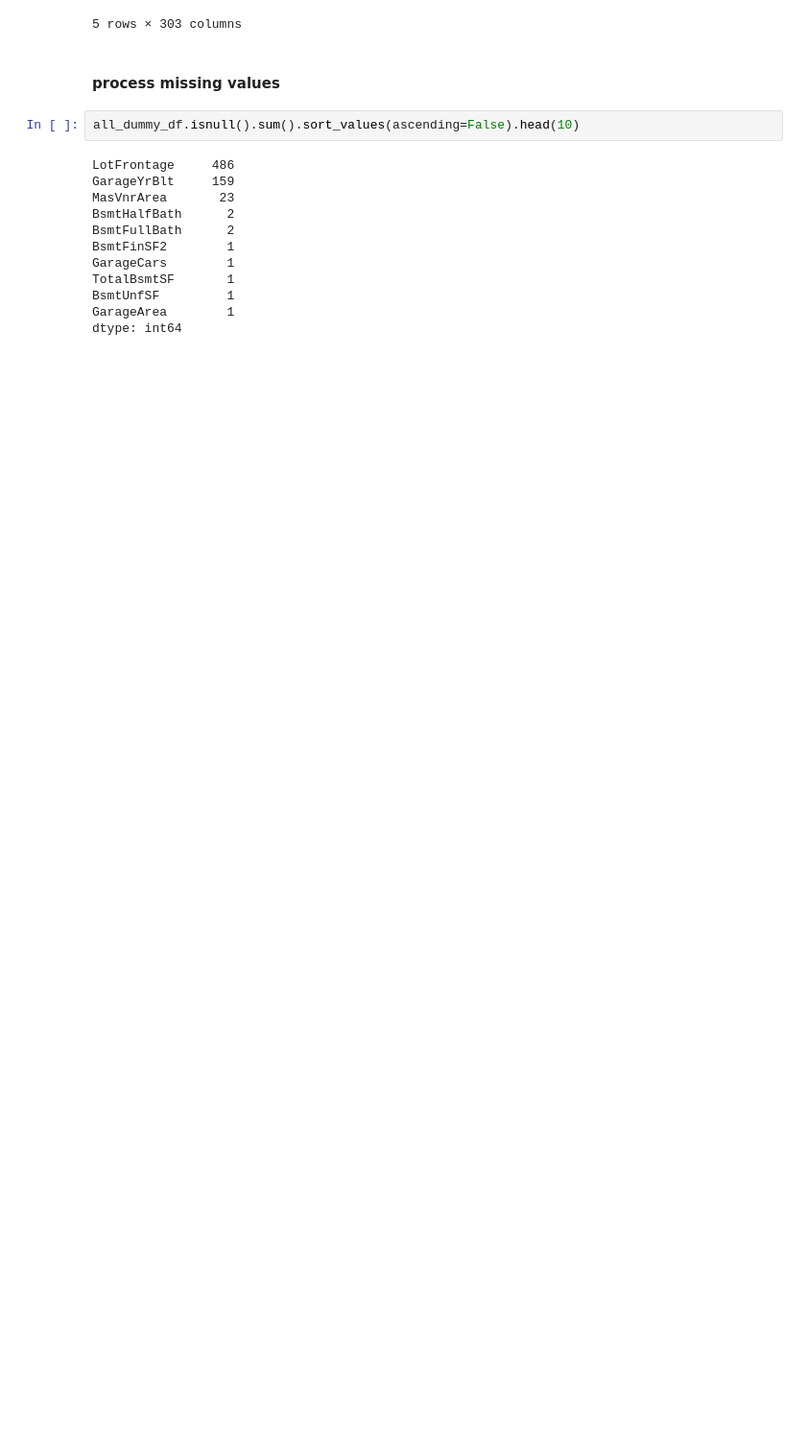
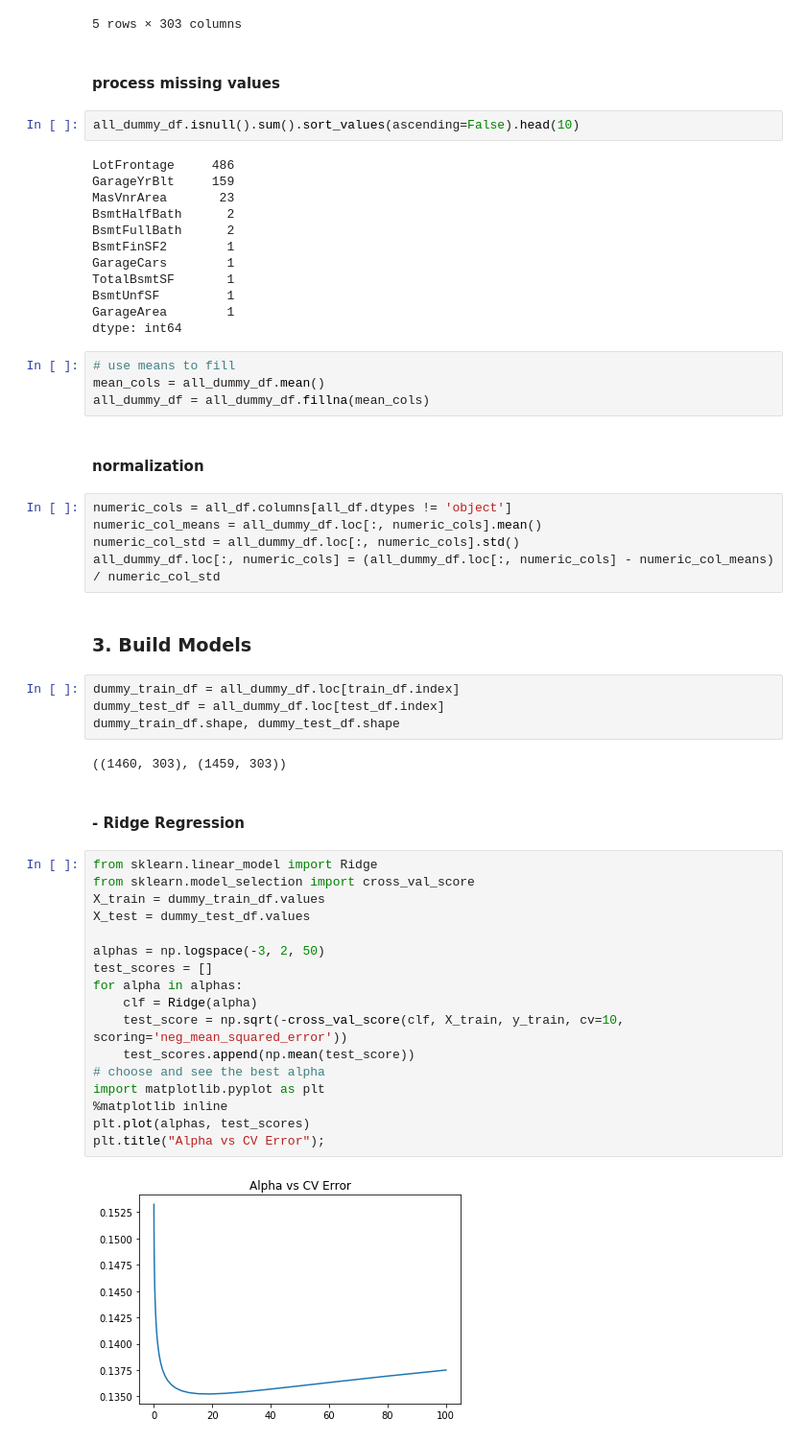
Before and after one commit to zcczhang/House_Price_Prediction_Model, a Jupyter notebook: house_price.ipynb, the cells around one changed output. Shown at 96% size. Saved outputs shown, nothing was run; the diff lists cells and outputs as text; blank space fills up the shorter version.

```diff
--- a/house_price.ipynb
+++ b/house_price.ipynb
@@ -110,3 +132,43 @@ TotalBsmtSF       1
 BsmtUnfSF         1
 GarageArea        1
 dtype: int64
+# %%
+# use means to fill
+mean_cols = all_dummy_df.mean()
+all_dummy_df = all_dummy_df.fillna(mean_cols)
+# %% [markdown]
+#### normalization
+# %%
+numeric_cols = all_df.columns[all_df.dtypes != 'object']
+numeric_col_means = all_dummy_df.loc[:, numeric_cols].mean()
+numeric_col_std = all_dummy_df.loc[:, numeric_cols].std()
+all_dummy_df.loc[:, numeric_cols] = (all_dummy_df.loc[:, numeric_cols] - numeric_col_means) / numeric_col_std
+# %% [markdown]
+### 3. Build Models
+# %%
+dummy_train_df = all_dummy_df.loc[train_df.index]
+dummy_test_df = all_dummy_df.loc[test_df.index]
+dummy_train_df.shape, dummy_test_df.shape
+# %% [output]
+((1460, 303), (1459, 303))
+# %% [markdown]
+#### - Ridge Regression
+# %%
+from sklearn.linear_model import Ridge
+from sklearn.model_selection import cross_val_score
+X_train = dummy_train_df.values
+X_test = dummy_test_df.values
+
+alphas = np.logspace(-3, 2, 50)
+test_scores = []
+for alpha in alphas:
+    clf = Ridge(alpha)
+    test_score = np.sqrt(-cross_val_score(clf, X_train, y_train, cv=10, scoring='neg_mean_squared_error'))
+    test_scores.append(np.mean(test_score))
+# choose and see the best alpha
+import matplotlib.pyplot as plt
+%matplotlib inline
+plt.plot(alphas, test_scores)
+plt.title("Alpha vs CV Error");
+# %% [output]
+[figure, added]
```
Also changed, not shown: parts of 12 cells of this notebook.
